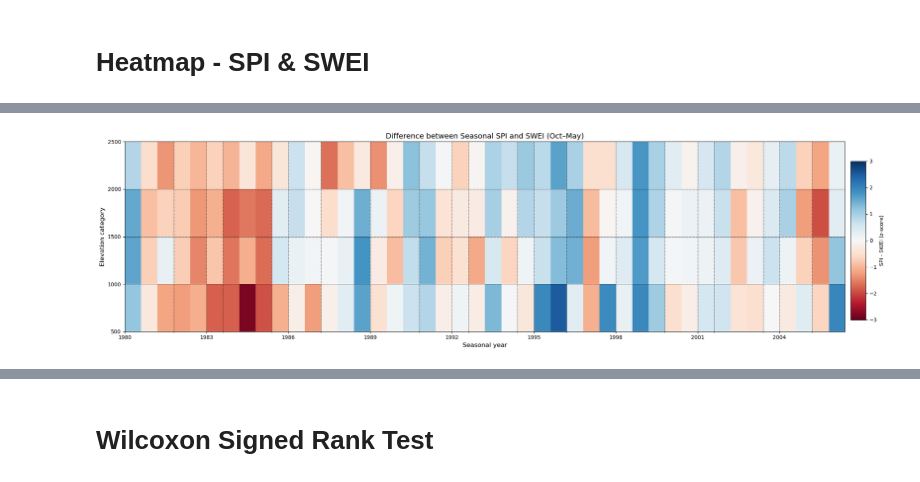
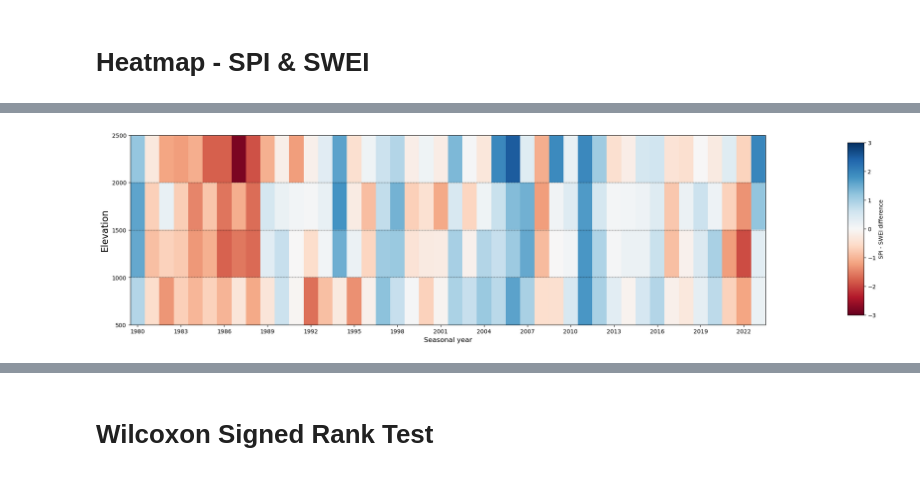
Before and after one commit to Nadiesenali/snowdroughtindex-main, a Jupyter notebook: notebooks/workflows/10_for_paper.ipynb, the cells around one changed output, grey strips where cells are left out. Drawn from its saved outputs; the diff is of its cells as text; code cells hidden in the pictures.

```diff
--- a/notebooks/workflows/10_for_paper.ipynb
+++ b/notebooks/workflows/10_for_paper.ipynb
@@ -1153,0 +1235,4 @@ def plot_seasonal_sswei_maps(
+# %%
+# compute SWEI for combined_canswe
+combined_canswe_swei = compute_swei(monthly_swe, window_months=8)
+display(combined_canswe_swei['Elevation_Category'].unique())
@@ -1153,0 +1241,10 @@ def plot_seasonal_sswei_maps(
+# %%
+# average SSWEI by month, season year, and elevation category
+sswei_monthly_avg = (
+    combined_canswe_swei
+    .groupby(['Seasonal_Year', 'month', 'Elevation_Category'], observed=True)['SWEI']
+    .mean()
+    .reset_index()
+    .rename(columns={'SWEI': 'Avg_SWEI_8mo'})
+)
+display(sswei_monthly_avg)
@@ -1196,7 +1341,3 @@ display(swei_1mo_avg)
 | 1406 | 500_1000m | 2023 | 11 | -0.990671 |
 | 1407 | 500_1000m | 2023 | 12 | -1.199678 |
 1408 rows × 4 columns
-# %%
-# extract 2023 seasonal year data
-swei_1mo_2023 = swei_1mo_avg[swei_1mo_avg['Seasonal_Year'] == 2023]
-display(swei_1mo_2023)
@@ -1598,7 +1721,7 @@ for season_year in range(1980, 2024):
 # SPI Calculations
 # %%
 # load percipitation data and compute SPI
-precip_data = casr_data[['time', 'Grid_id','lon', 'lat', 'Precipitation', 'Elevation_Category']].copy()
+precip_data = casr_data[['time', 'station_id','lon', 'lat', 'Precipitation', 'Elevation_Category']].copy()
 precip_data['time'] = pd.to_datetime(precip_data['time'])
 precip_data['month'] = precip_data['time'].dt.month
 display(precip_data.head())
@@ -2200,8 +2337,8 @@ vlim = 3
 
 im1 = axes[0].imshow(spi_swei_mat.values, aspect="auto",
                      cmap="RdBu", vmin=-vlim, vmax=vlim)
-axes[0].set_title("Difference between Seasonal SPI and SWEI (Oct–May)", fontsize=14)
-axes[0].set_ylabel("Elevation category", fontsize=12)
+#axes[0].set_title("Difference between Seasonal SPI and SWEI (Oct–May)", fontsize=14)
+axes[0].set_ylabel("Elevation", fontsize=16)
 axes[0].set_yticks(np.arange(len(spi_swei_mat.index)))
 axes[0].set_yticklabels(spi_swei_mat.index)
 
@@ -2213,42 +2350,41 @@ n_elev = spi_swei_mat.shape[0]
 # so we directly add a new image without attempting to clear the existing one.
 im1 = axes[0].imshow(
     spi_swei_mat.values,
     aspect="auto",
     cmap="RdBu",
     vmin=-vlim,
     vmax=vlim,
-    extent=[0, spi_swei_mat.shape[1], 0, n_elev],
+    extent=[0, spi_swei_mat.shape[1], 500, 2500],
     origin="upper",
 )
 
-# Tick positions at category boundaries (0..n_elev)
-yticks = np.arange(n_elev + 1)
-# Labels in meters at boundaries, increasing from 500 to 2500
-ylabels = [500 * i for i in range(1, n_elev + 2)]
+# Tick positions at category boundaries (500..2500)
+yticks = [500, 1000, 1500, 2000, 2500]
+# Labels in meters at boundaries
+ylabels = ['500', '1000', '1500', '2000', '2500']
 
 axes[0].set_yticks(yticks)
 axes[0].set_yticklabels(ylabels)
 
 # Horizontal grid lines at each elevation boundary
 axes[0].grid(axis='y', color='black', linestyle='--', linewidth=0.5)
 
 # X-axis ticks (years)
 years = common_years
 step = max(1, len(years)//12)
-axes[1].set_xticks(np.arange(len(years))[::step],minor=True)
+axes[1].set_xticks(np.arange(len(years))[::step]+0.5)  # +0.5 to center ticks between columns
 axes[1].set_xticklabels(years[::step])
 axes[1].set_xlabel("Seasonal year", fontsize=12)
-axes[1].grid(axis='x', which='both', color='black', linestyle='--', linewidth=0.5)
 
 # Shared colorbar on the right, outside the axes
 # Place colorbar outside the main plot area
 cbar_ax = fig.add_axes([1, 0.15, 0.02, 0.7])
 cbar = fig.colorbar(im1, cax=cbar_ax)
-cbar.set_label("SPI - SWEI (z-score)")
-plt.tight_layout()
+cbar.set_label("SPI - SWEI difference")
+#plt.tight_layout()
 # save figure
-out_file_heatmap_diff = config['SWEI_plots'] / f'SWEI_minus_SPI_bow_basin_8month_heatmap.png'
-fig.savefig(out_file_heatmap_diff, dpi=1000, bbox_inches='tight')
+#out_file_heatmap_diff = config['SWEI_plots'] / f'SWEI_minus_SPI_bow_basin_8month_heatmap.png'
+#fig.savefig(out_file_heatmap_diff, dpi=1000, bbox_inches='tight')
 plt.show()
 # %% [output]
-[figure, old version]
+[figure, new version]
```
Also changed, not shown: parts of 64 cells of this notebook, 2 other files.
